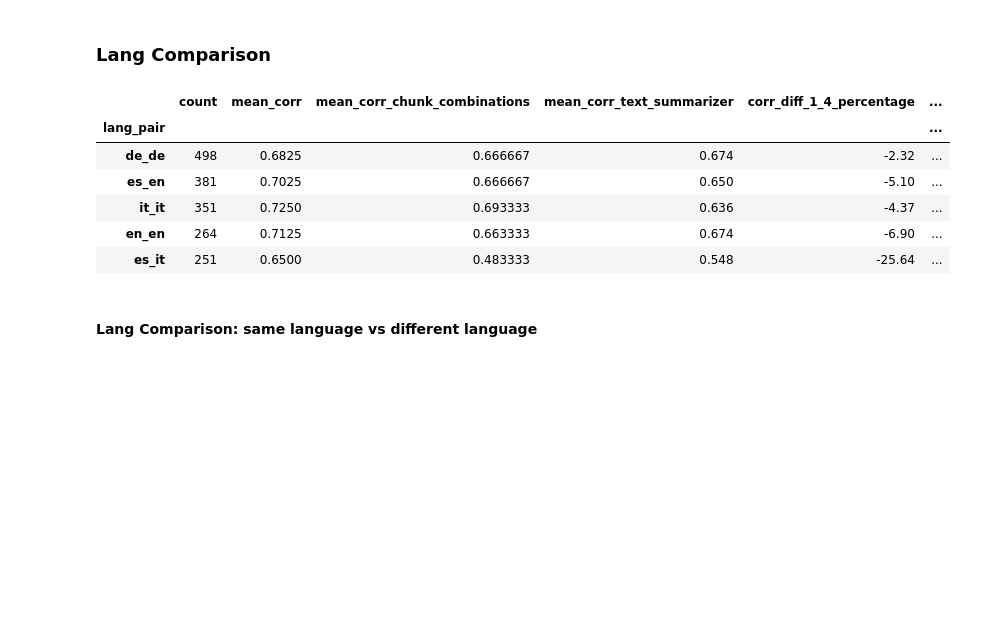
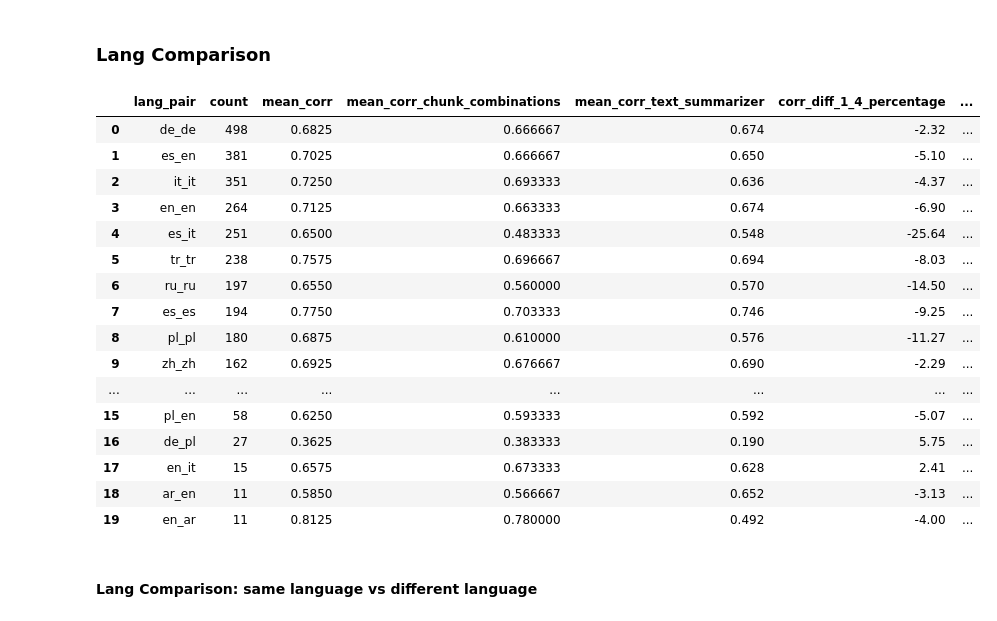
Before and after one commit to HubertWojcik10/bachelor_project2023, a Jupyter notebook: src/analysis/results.ipynb, the cells around one changed output. Saved outputs shown, nothing was run; the diff lists cells and outputs as text; code cells hidden in the pictures; blank space fills up the shorter version.

```diff
--- a/src/analysis/results.ipynb
+++ b/src/analysis/results.ipynb
@@ -41,15 +41,25 @@ merged_df = merge_results(results, merge_on="lang_pair")
 merged_df["corr_diff_1_4_percentage"] = round((merged_df["mean_corr_chunk_combinations"] - merged_df["mean_corr"]) / merged_df["mean_corr"] * 100, 2)
 merged_df["corr_diff_1_2_percentage"] = round((merged_df["mean_corr_text_summarizer"] - merged_df["mean_corr"]) / merged_df["mean_corr"] * 100, 2)
 # %%
-merged_df.head()
+merged_df.head(20)
 # %% [output]
-|  | count | mean_corr | mean_corr_chunk_combinations | mean_corr_text_summarizer | corr_diff_1_4_percentage | ... |
-| lang_pair |  |  |  |  |  | ... |
-| de_de | 498 | 0.6825 | 0.666667 | 0.674 | -2.32 | ... |
-| es_en | 381 | 0.7025 | 0.666667 | 0.650 | -5.10 | ... |
-| it_it | 351 | 0.7250 | 0.693333 | 0.636 | -4.37 | ... |
-| en_en | 264 | 0.7125 | 0.663333 | 0.674 | -6.90 | ... |
-| es_it | 251 | 0.6500 | 0.483333 | 0.548 | -25.64 | ... |
+|  | lang_pair | count | mean_corr | mean_corr_chunk_combinations | mean_corr_text_summarizer | corr_diff_1_4_percentage | ... |
+| 0 | de_de | 498 | 0.6825 | 0.666667 | 0.674 | -2.32 | ... |
+| 1 | es_en | 381 | 0.7025 | 0.666667 | 0.650 | -5.10 | ... |
+| 2 | it_it | 351 | 0.7250 | 0.693333 | 0.636 | -4.37 | ... |
+| 3 | en_en | 264 | 0.7125 | 0.663333 | 0.674 | -6.90 | ... |
+| 4 | es_it | 251 | 0.6500 | 0.483333 | 0.548 | -25.64 | ... |
+| 5 | tr_tr | 238 | 0.7575 | 0.696667 | 0.694 | -8.03 | ... |
+| 6 | ru_ru | 197 | 0.6550 | 0.560000 | 0.570 | -14.50 | ... |
+| 7 | es_es | 194 | 0.7750 | 0.703333 | 0.746 | -9.25 | ... |
+| 8 | pl_pl | 180 | 0.6875 | 0.610000 | 0.576 | -11.27 | ... |
+| 9 | zh_zh | 162 | 0.6925 | 0.676667 | 0.690 | -2.29 | ... |
+| ... | ... | ... | ... | ... | ... | ... | ... |
+| 15 | pl_en | 58 | 0.6250 | 0.593333 | 0.592 | -5.07 | ... |
+| 16 | de_pl | 27 | 0.3625 | 0.383333 | 0.190 | 5.75 | ... |
+| 17 | en_it | 15 | 0.6575 | 0.673333 | 0.628 | 2.41 | ... |
+| 18 | ar_en | 11 | 0.5850 | 0.566667 | 0.652 | -3.13 | ... |
+| 19 | en_ar | 11 | 0.8125 | 0.780000 | 0.492 | -4.00 | ... |
 # %% [markdown]
 #### Lang Comparison: same language vs different language
 # %%
```
Also changed, not shown: parts of 2 cells of this notebook.
